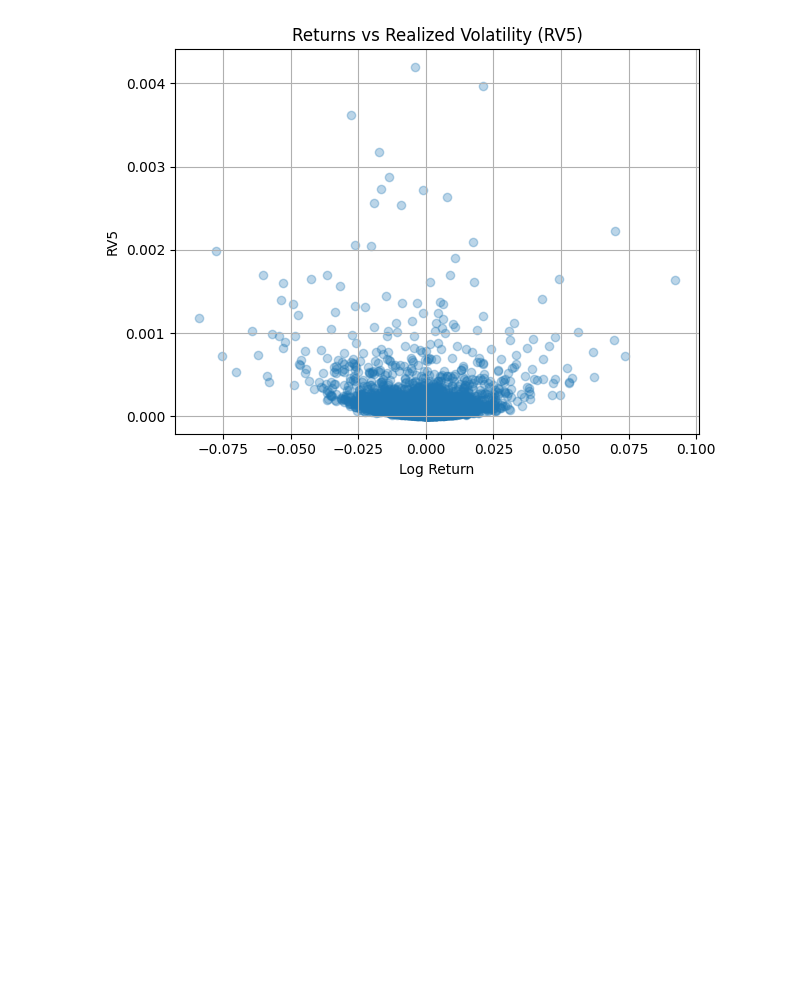
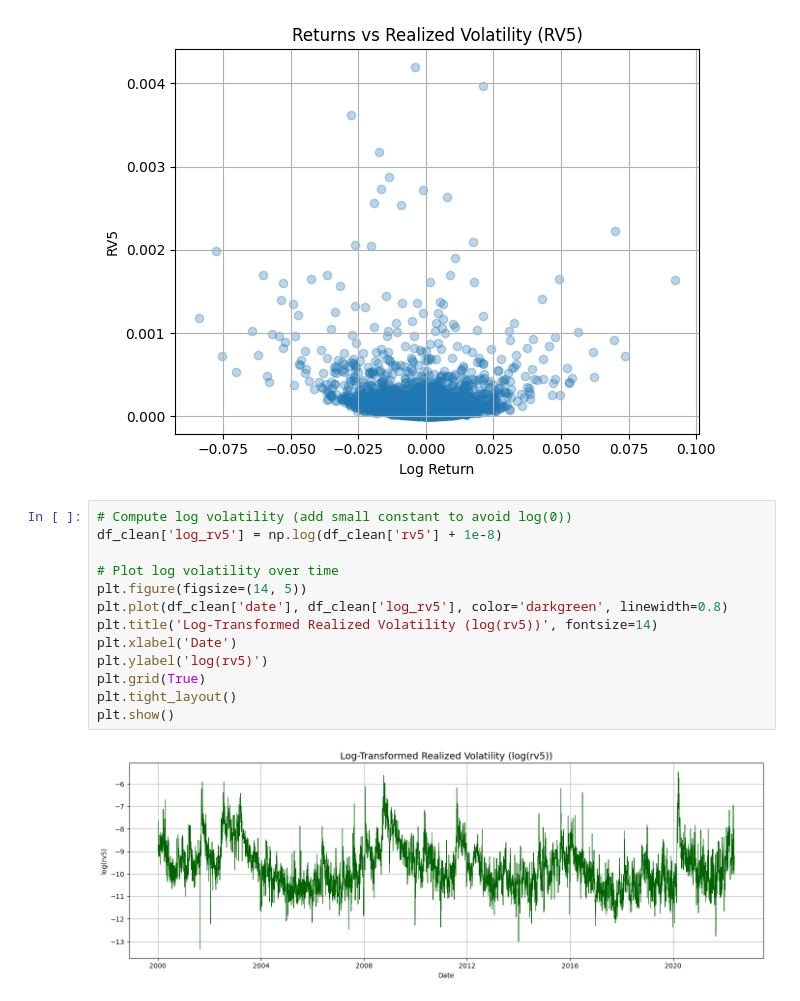
Before and after one commit to adparikh245/DeepRGARCH, a Jupyter notebook: EDA/data_analysis.ipynb, the cells around one changed output. Cells and saved outputs as stored; diff of their text form; blank space fills up the shorter version.

```diff
--- a/EDA/data_analysis.ipynb
+++ b/EDA/data_analysis.ipynb
@@ -132,3 +133,18 @@ plt.tight_layout()
 plt.show()
 # %% [output]
 [figure]
+# %%
+# Compute log volatility (add small constant to avoid log(0))
+df_clean['log_rv5'] = np.log(df_clean['rv5'] + 1e-8)
+
+# Plot log volatility over time
+plt.figure(figsize=(14, 5))
+plt.plot(df_clean['date'], df_clean['log_rv5'], color='darkgreen', linewidth=0.8)
+plt.title('Log-Transformed Realized Volatility (log(rv5))', fontsize=14)
+plt.xlabel('Date')
+plt.ylabel('log(rv5)')
+plt.grid(True)
+plt.tight_layout()
+plt.show()
+# %% [output]
+[figure, added]
```
Also changed, not shown: parts of 3 cells of this notebook.
